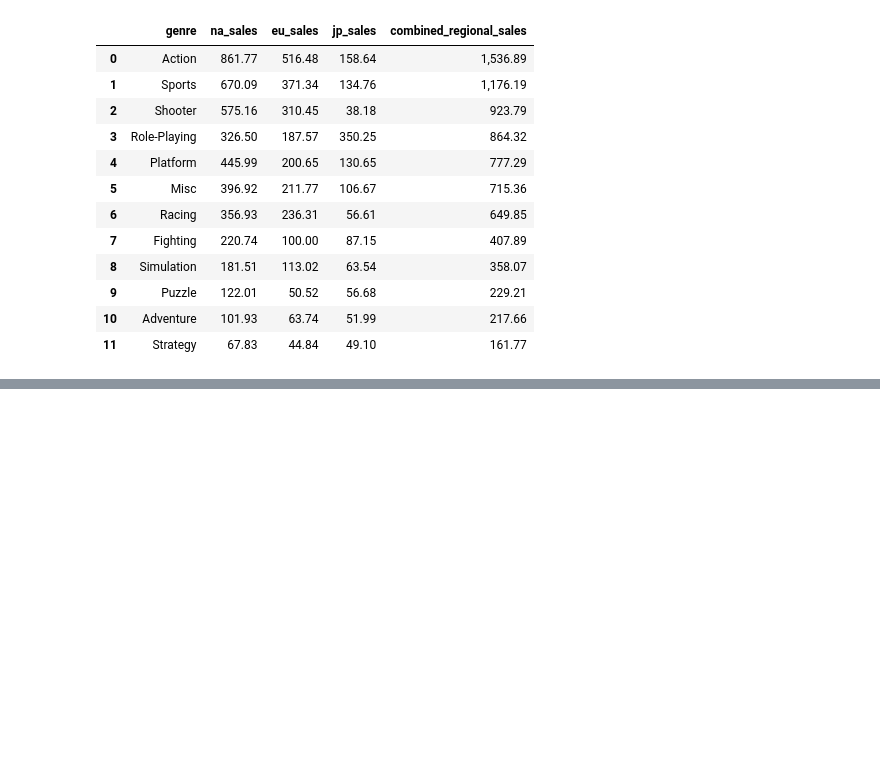
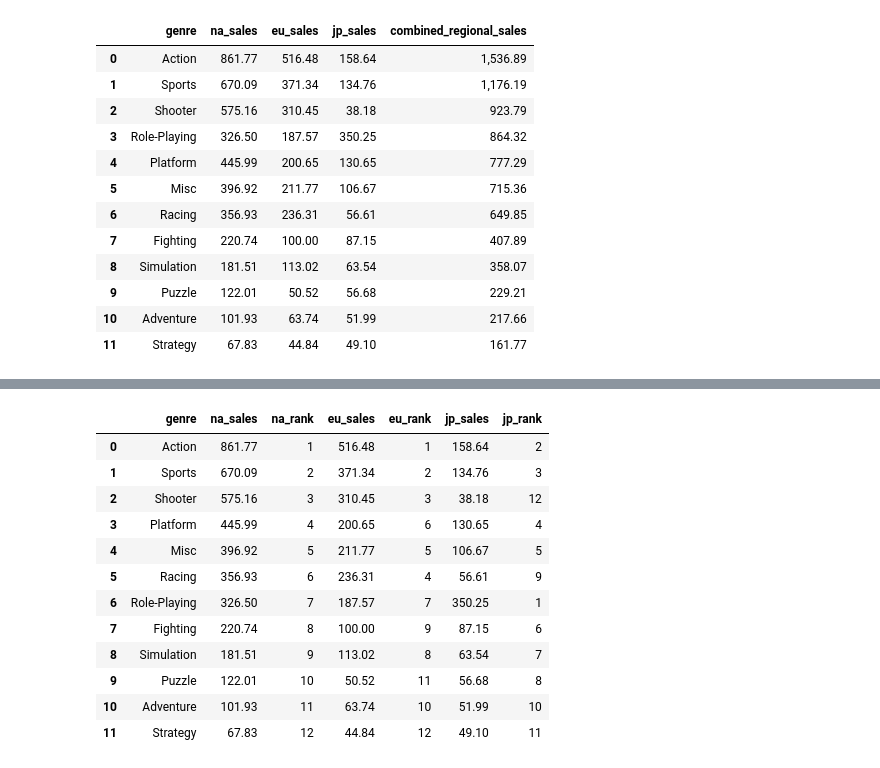
Before and after one commit to tylernsocial/data-analysis-on-the-videogame-industry, a Jupyter notebook: notebooks/research_questions_and_modeling/08_regional_market_preferences.ipynb, the cells around one changed output, grey strips where cells are left out. Cells and saved outputs as stored; diff of their text form; code cells hidden in the pictures; blank space fills up the shorter version.

```diff
--- a/notebooks/research_questions_and_modeling/08_regional_market_preferences.ipynb
+++ b/notebooks/research_questions_and_modeling/08_regional_market_preferences.ipynb
@@ -162,0 +263,55 @@ genre_regional_sales
+# %%
+# Create a genre ranking table for each region
+regional_rankings = genre_regional_sales[
+    ["genre", "na_sales", "eu_sales", "jp_sales"]
+].copy()
+
+regional_rankings["na_rank"] = (
+    regional_rankings["na_sales"]
+    .rank(method="min", ascending=False)
+    .astype(int)
+)
+
+regional_rankings["eu_rank"] = (
+    regional_rankings["eu_sales"]
+    .rank(method="min", ascending=False)
+    .astype(int)
+)
+
+regional_rankings["jp_rank"] = (
+    regional_rankings["jp_sales"]
+    .rank(method="min", ascending=False)
+    .astype(int)
+)
+
+regional_rankings = regional_rankings[
+    [
+        "genre",
+        "na_sales",
+        "na_rank",
+        "eu_sales",
+        "eu_rank",
+        "jp_sales",
+        "jp_rank"
+    ]
+]
+
+regional_rankings = regional_rankings.sort_values(
+    "na_rank"
+).reset_index(drop=True)
+
+regional_rankings
+# %% [output]
+|  | genre | na_sales | na_rank | eu_sales | eu_rank | jp_sales | jp_rank |
+| 0 | Action | 861.77 | 1 | 516.48 | 1 | 158.64 | 2 |
+| 1 | Sports | 670.09 | 2 | 371.34 | 2 | 134.76 | 3 |
+| 2 | Shooter | 575.16 | 3 | 310.45 | 3 | 38.18 | 12 |
+| 3 | Platform | 445.99 | 4 | 200.65 | 6 | 130.65 | 4 |
+| 4 | Misc | 396.92 | 5 | 211.77 | 5 | 106.67 | 5 |
+| 5 | Racing | 356.93 | 6 | 236.31 | 4 | 56.61 | 9 |
+| 6 | Role-Playing | 326.50 | 7 | 187.57 | 7 | 350.25 | 1 |
+| 7 | Fighting | 220.74 | 8 | 100.00 | 9 | 87.15 | 6 |
+| 8 | Simulation | 181.51 | 9 | 113.02 | 8 | 63.54 | 7 |
+| 9 | Puzzle | 122.01 | 10 | 50.52 | 11 | 56.68 | 8 |
+| 10 | Adventure | 101.93 | 11 | 63.74 | 10 | 51.99 | 10 |
+| 11 | Strategy | 67.83 | 12 | 44.84 | 12 | 49.10 | 11 |
```
Also changed, not shown: parts of 7 cells of this notebook.
